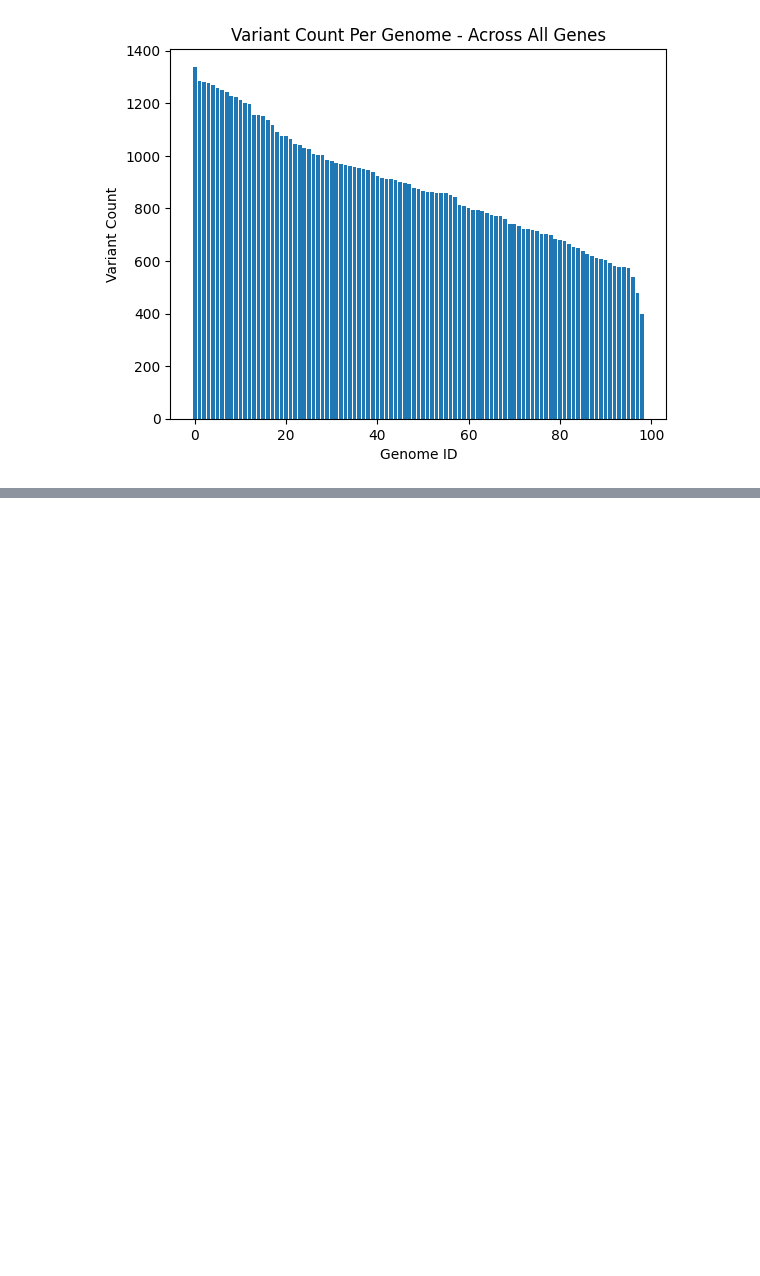
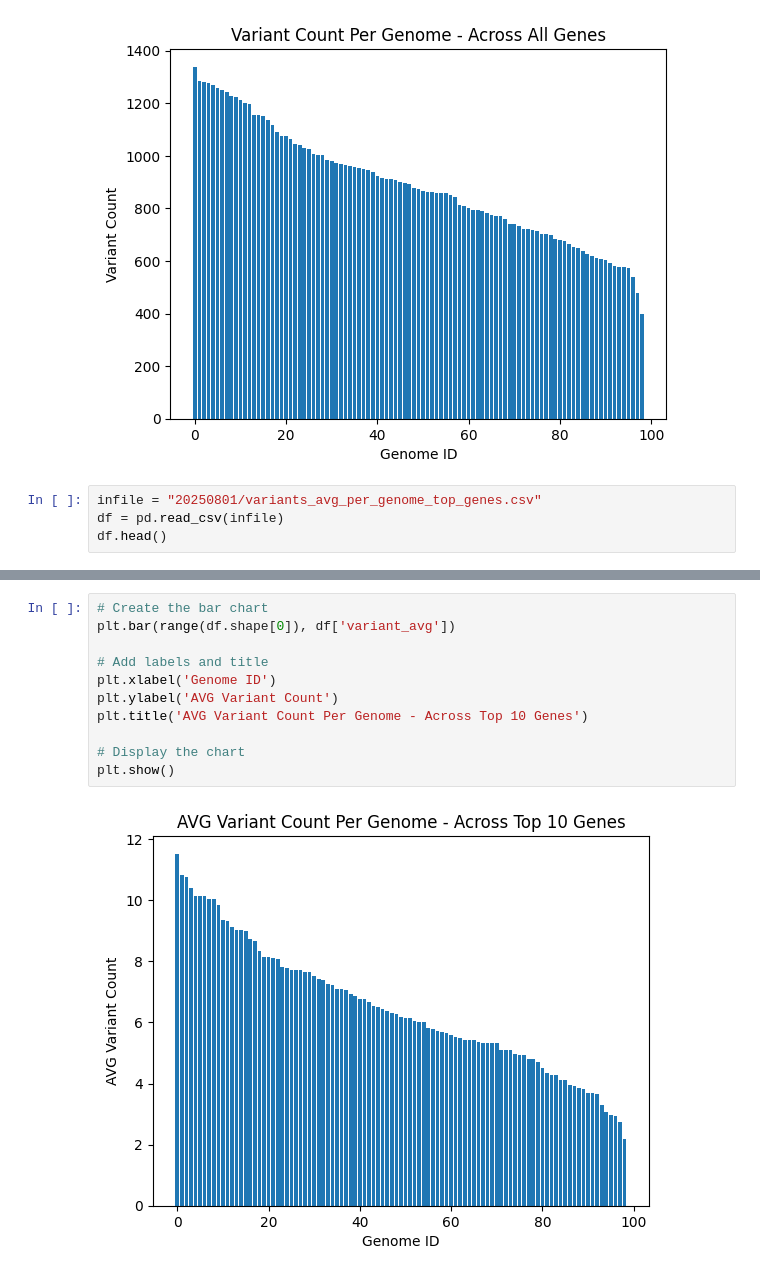
Before and after one commit to emilyvus/cp_als, a Jupyter notebook: vn_per_gene/plot_20250801.ipynb, the cells around one changed output, grey strips where cells are left out. Drawn from its saved outputs; the diff is of its cells as text; blank space fills up the shorter version.

Commit message:
plot for avg variant per genome

```diff
--- a/vn_per_gene/plot_20250801.ipynb
+++ b/vn_per_gene/plot_20250801.ipynb
@@ -42,3 +42,7 @@ plt.title('Variant Count Per Genome - Across All Genes')
 plt.show()
 # %% [output]
 [figure]
+# %%
+infile = "20250801/variants_avg_per_genome_top_genes.csv"
+df = pd.read_csv(infile)
+df.head()
@@ -44,0 +56,13 @@ plt.show()
+# %%
+# Create the bar chart
+plt.bar(range(df.shape[0]), df['variant_avg'])
+
+# Add labels and title
+plt.xlabel('Genome ID')
+plt.ylabel('AVG Variant Count')
+plt.title('AVG Variant Count Per Genome - Across Top 10 Genes')
+
+# Display the chart
+plt.show()
+# %% [output]
+[figure, added]
```
Also changed, not shown: parts of 1 cell of this notebook.
